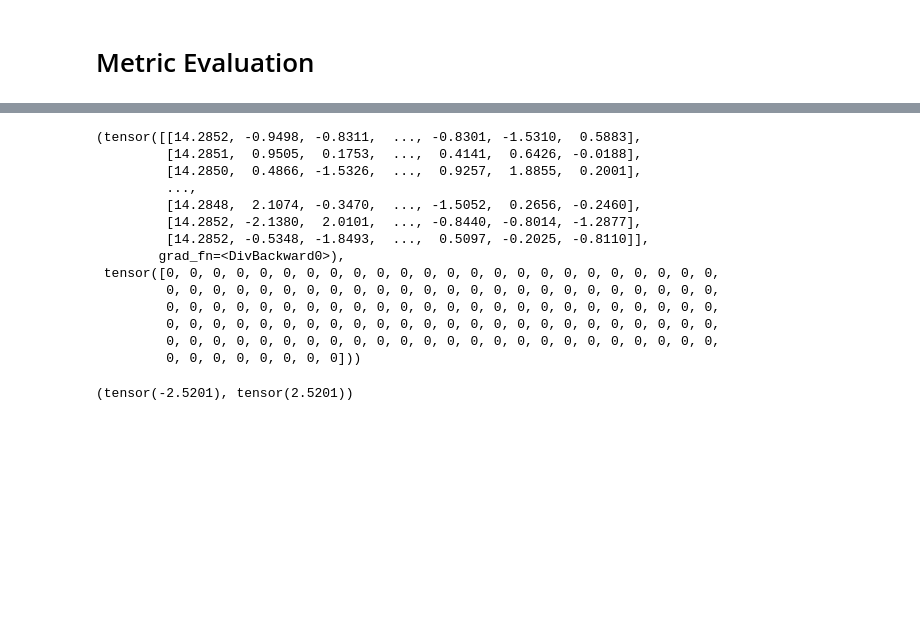
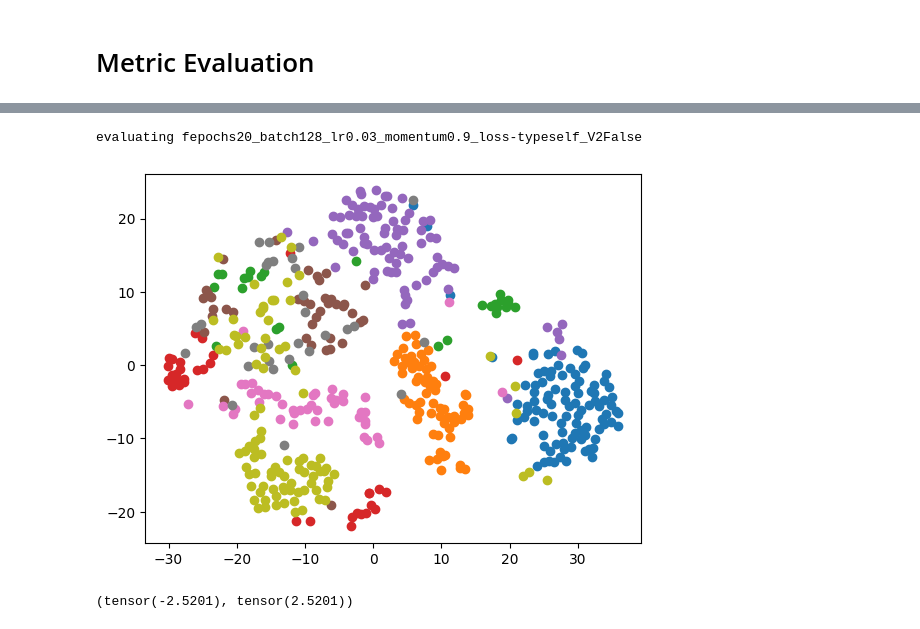
Before and after one commit to xu-shitong/Contrastive-Medical-Image-Classification, a Jupyter notebook: moco/moco.ipynb, the cells around one changed output, grey strips where cells are left out. Cells and saved outputs as stored; diff of their text form; code cells hidden in the pictures; blank space fills up the shorter version.

```diff
--- a/moco/moco.ipynb
+++ b/moco/moco.ipynb
@@ -616,23 +619,18 @@ model = torch.load("epochs200_batch128_lr0.03_momentum0.9_multi-pos0.pickle", ma
-# %%
-for i, (images, labels) in enumerate(train_loader):
-  break
-
-model(images, labels=None)
-# %% [output]
-(tensor([[14.2852, -0.9498, -0.8311,  ..., -0.8301, -1.5310,  0.5883],
-         [14.2851,  0.9505,  0.1753,  ...,  0.4141,  0.6426, -0.0188],
-         [14.2850,  0.4866, -1.5326,  ...,  0.9257,  1.8855,  0.2001],
-         ...,
-         [14.2848,  2.1074, -0.3470,  ..., -1.5052,  0.2656, -0.2460],
-         [14.2852, -2.1380,  2.0101,  ..., -0.8440, -0.8014, -1.2877],
-         [14.2852, -0.5348, -1.8493,  ...,  0.5097, -0.2025, -0.8110]],
-        grad_fn=<DivBackward0>),
- tensor([0, 0, 0, 0, 0, 0, 0, 0, 0, 0, 0, 0, 0, 0, 0, 0, 0, 0, 0, 0, 0, 0, 0, 0,
-         0, 0, 0, 0, 0, 0, 0, 0, 0, 0, 0, 0, 0, 0, 0, 0, 0, 0, 0, 0, 0, 0, 0, 0,
-         0, 0, 0, 0, 0, 0, 0, 0, 0, 0, 0, 0, 0, 0, 0, 0, 0, 0, 0, 0, 0, 0, 0, 0,
-         0, 0, 0, 0, 0, 0, 0, 0, 0, 0, 0, 0, 0, 0, 0, 0, 0, 0, 0, 0, 0, 0, 0, 0,
-         0, 0, 0, 0, 0, 0, 0, 0, 0, 0, 0, 0, 0, 0, 0, 0, 0, 0, 0, 0, 0, 0, 0, 0,
-         0, 0, 0, 0, 0, 0, 0, 0]))
+# %%
+eval_name = "epochs20_batch128_lr0.03_momentum0.9_loss-typeself_V2False"
+model = torch.load(ROOT + f"/moco/{eval_name}.pickle", map_location=torch.device('cpu') )
+model.eval()
+with torch.no_grad():
+  embedding, _ = model(x, x, train=False)
+z_embedded = TSNE(n_components=2, learning_rate='auto', init='random', perplexity=30).fit_transform(embedding)
+
+cs = ['#1f77b4', '#ff7f0e', '#2ca02c', '#d62728', '#9467bd', '#8c564b', '#e377c2', '#7f7f7f', '#bcbd22', '#17becf']
+print(f"evaluating f{eval_name}")
+for i in range(0, y.max()+1):
+  plt.scatter(z_embedded[(y == i).squeeze(), 0], z_embedded[(y == i).squeeze(), 1], c=cs[i])
+# %% [output]
+evaluating fepochs20_batch128_lr0.03_momentum0.9_loss-typeself_V2False
+[figure, added]
 # %%
 x = torch.randn((2,3))
 y = torch.tensor([[1,0,1],[0, 1, 0]], dtype=torch.float32)
```
Also changed, not shown: parts of 6 cells of this notebook, 6 other files.
